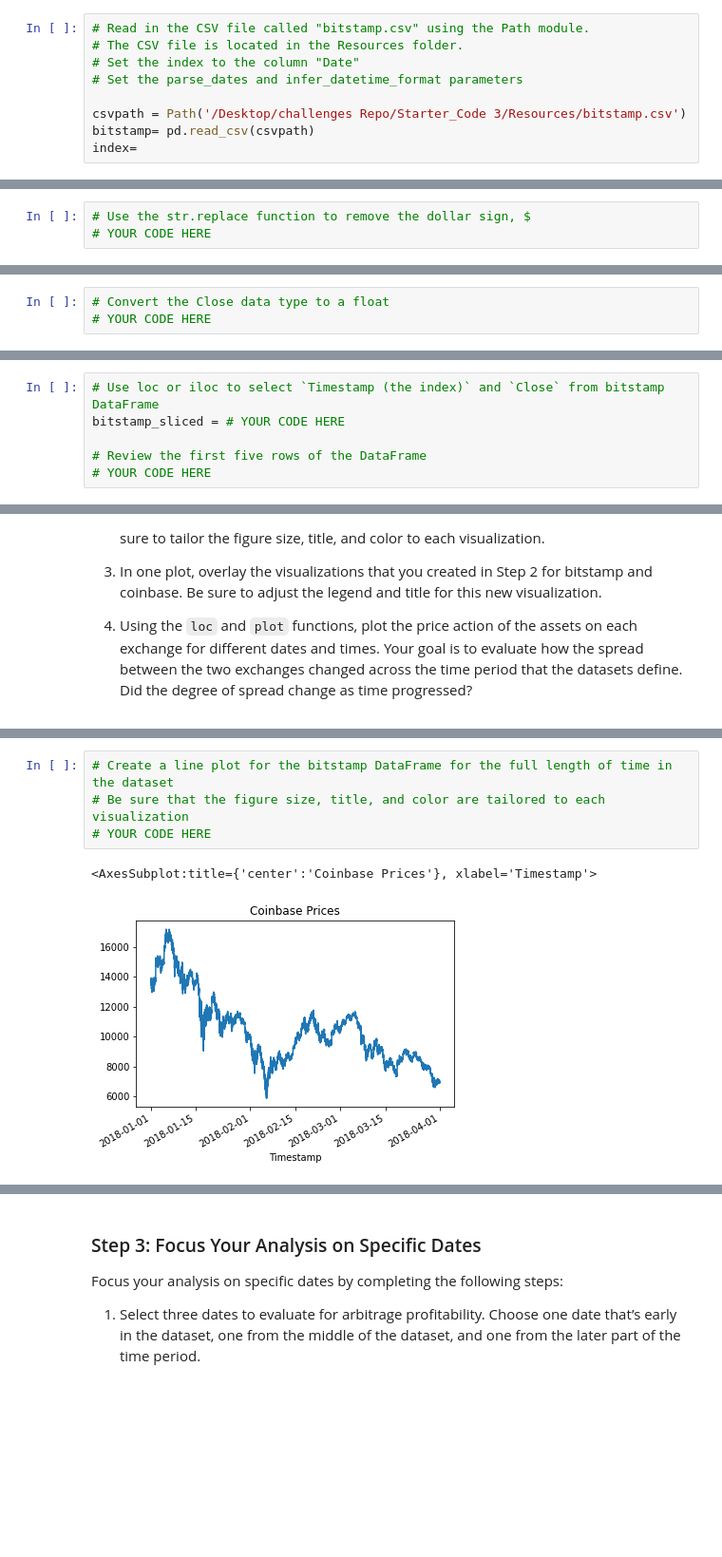
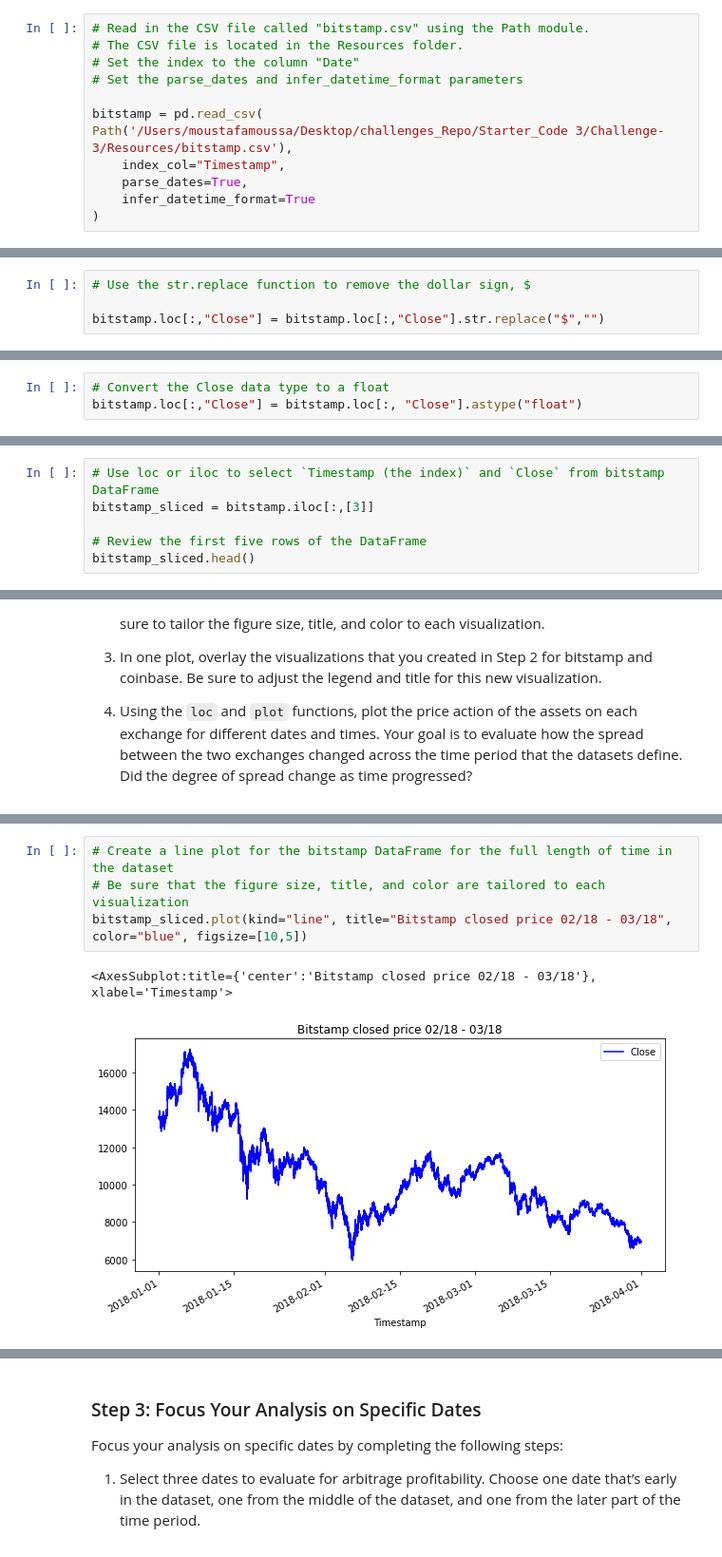
Before and after one commit to MoustafaMous/Challenge-3A, a Jupyter notebook: Challenge 3A1/crypto_arbitrage.ipynb, the cells around one changed output, grey strips where cells are left out. Shown at 95% size. Drawn from its saved outputs; the diff is of its cells as text; blank space fills up the shorter version.

```diff
--- a/Challenge 3A1/crypto_arbitrage.ipynb
+++ b/Challenge 3A1/crypto_arbitrage.ipynb
@@ -38,9 +38,12 @@ Instructions.
 # Set the index to the column "Date"
 # Set the parse_dates and infer_datetime_format parameters
 
-csvpath = Path('/Desktop/challenges Repo/Starter_Code 3/Resources/bitstamp.csv')
-bitstamp= pd.read_csv(csvpath)
-index=
+bitstamp = pd.read_csv(
+Path('/Users/moustafamoussa/Desktop/challenges_Repo/Starter_Code 3/Challenge-3/Resources/bitstamp.csv'),
+    index_col="Timestamp",
+    parse_dates=True,
+    infer_datetime_format=True
+)
 # %% [markdown]
 ### Step 2: Use the `head` (and/or the `tail`) function to confirm that Pandas properly imported the data.
 # %%
@@ -96,4 +139,5 @@ To prepare and clean your data for analysis, complete the following steps:
 ### Step 2: Use the `str.replace` function to remove the dollar signs ($) from the values in the Close column.
 # %%
 # Use the str.replace function to remove the dollar sign, $
-# YOUR CODE HERE
+
+bitstamp.loc[:,"Close"] = bitstamp.loc[:,"Close"].str.replace("$","")
@@ -101,4 +157,4 @@ To prepare and clean your data for analysis, complete the following steps:
 ### Step 3: Convert the data type of the Close column to a `float`.
 # %%
 # Convert the Close data type to a float
-# YOUR CODE HERE
+bitstamp.loc[:,"Close"] = bitstamp.loc[:, "Close"].astype("float")
@@ -134,10 +251,10 @@ Select the data you want to analyze. Use `loc` or `iloc` to select the following
 * Close
 # %%
 # Use loc or iloc to select `Timestamp (the index)` and `Close` from bitstamp DataFrame
-bitstamp_sliced = # YOUR CODE HERE
+bitstamp_sliced = bitstamp.iloc[:,[3]]
 
 # Review the first five rows of the DataFrame
-# YOUR CODE HERE
+bitstamp_sliced.head()
 # %% [output]
 |  | Close |
 | Timestamp |  |
@@ -201,10 +318,10 @@ Sort through the time series data associated with the bitstamp and coinbase Data
 # %%
 # Create a line plot for the bitstamp DataFrame for the full length of time in the dataset
 # Be sure that the figure size, title, and color are tailored to each visualization
-# YOUR CODE HERE
+bitstamp_sliced.plot(kind="line", title="Bitstamp closed price 02/18 - 03/18", color="blue", figsize=[10,5])
 # %% [output]
-<AxesSubplot:title={'center':'Coinbase Prices'}, xlabel='Timestamp'>
+<AxesSubplot:title={'center':'Bitstamp closed price 02/18 - 03/18'}, xlabel='Timestamp'>
-[figure, old version]
+[figure, new version]
 # %%
 # Create a line plot for the coinbase DataFrame for the full length of time in the dataset
 # Be sure that the figure size, title, and color are tailored to each visualization
```
Also changed, not shown: parts of 41 cells of this notebook.
